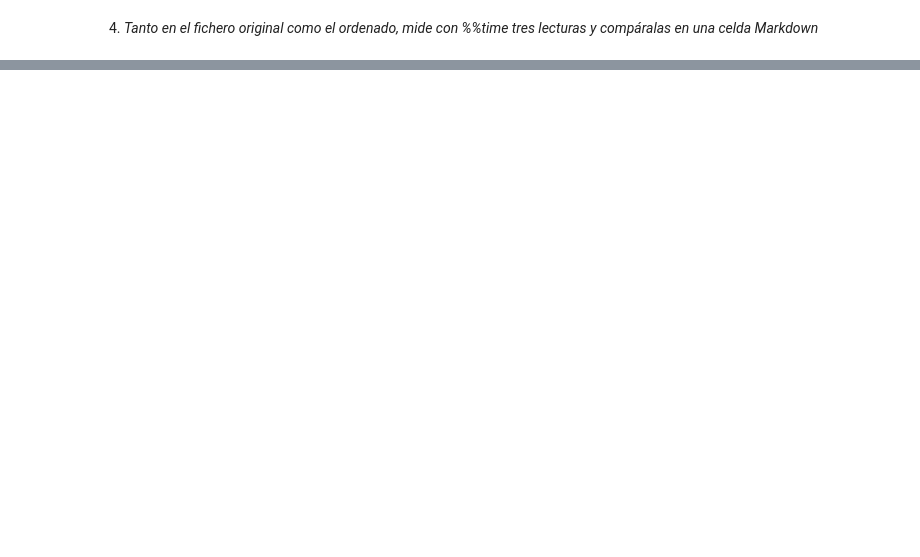
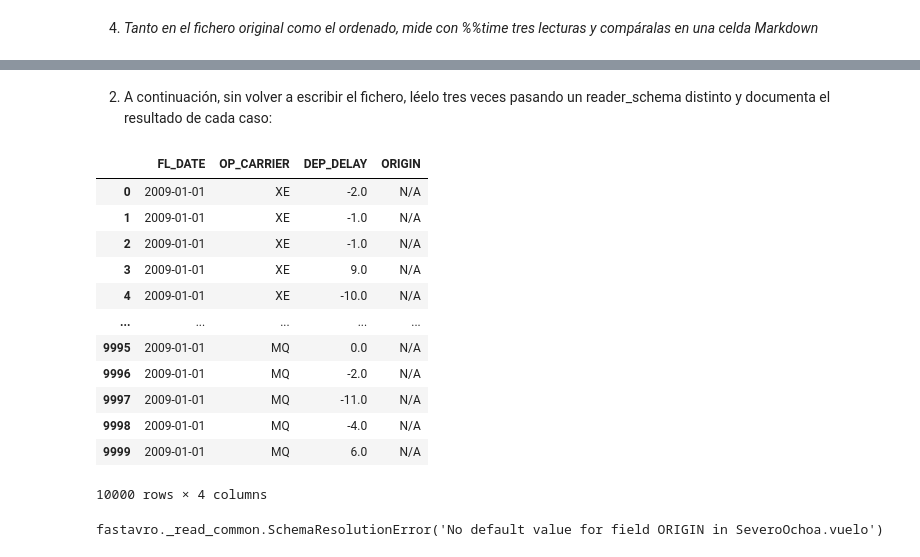
Before and after one commit to ErikAT04/Ejercicios_Arrow_BD, a Jupyter notebook: Ej_Parquet.ipynb, the cells around one changed output, grey strips where cells are left out. Saved outputs shown, nothing was run; the diff lists cells and outputs as text; code cells hidden in the pictures; blank space fills up the shorter version.

```diff
--- a/Ej_Parquet.ipynb
+++ b/Ej_Parquet.ipynb
@@ -276,0 +295,79 @@ Wall time: 54.1 ms
+# %%
+import json
+esquema =  json.loads('''{filter(["FL_DATE", "OP_CARRIER", "DEP_DELAY"]
+    "type" : "record",
+    "namespace" : "SeveroOchoa",
+    "name" : "vuelo",
+    "fields" : [
+        { "name" : "FL_DATE",    "type" : "string" },
+        { "name" : "OP_CARRIER", "type" : "string" },
+        { "name" : "DEP_DELAY",  "type" : ["null", "float"], "default": null }
+    ]
+}''')
+
+
+df = pd.read_csv("in/2009.csv")
+
+df = df[df.index < 10000]
+
+import fastavro
+
+with open("out/air2026EAT_3cols.avro", "wb") as file:
+    fastavro.writer(file, schema=fastavro.parse_schema(esquema), records=df.to_dict(orient="records"))
+# %% [markdown]
+2. A continuación, sin volver a escribir el fichero, léelo tres veces pasando un reader_schema distinto y documenta el resultado de cada caso:
+# %%
+# Un esquema que añade el campo aeropuerto de tipo string
+# con un valor por defecto
+reader_schema = json.loads('''{
+    "type" : "record",
+    "namespace" : "SeveroOchoa",
+    "name" : "vuelo",
+    "fields" : [
+        { "name" : "FL_DATE",    "type" : "string" },
+        { "name" : "OP_CARRIER", "type" : "string" },
+        { "name" : "DEP_DELAY",  "type" : ["null", "float"], "default": null },
+        { "name" : "ORIGIN", "type": "string", "default": "N/A"}
+    ]
+}''')
+
+with open("out/air2026EAT_3cols.avro", "rb") as file:
+    datos = list(fastavro.reader(file, reader_schema=fastavro.parse_schema(reader_schema)))
+    display(pd.DataFrame(datos))
+# %% [output]
+|  | FL_DATE | OP_CARRIER | DEP_DELAY | ORIGIN |
+| 0 | 2009-01-01 | XE | -2.0 | N/A |
+| 1 | 2009-01-01 | XE | -1.0 | N/A |
+| 2 | 2009-01-01 | XE | -1.0 | N/A |
+| 3 | 2009-01-01 | XE | 9.0 | N/A |
+| 4 | 2009-01-01 | XE | -10.0 | N/A |
+| ... | ... | ... | ... | ... |
+| 9995 | 2009-01-01 | MQ | 0.0 | N/A |
+| 9996 | 2009-01-01 | MQ | -2.0 | N/A |
+| 9997 | 2009-01-01 | MQ | -11.0 | N/A |
+| 9998 | 2009-01-01 | MQ | -4.0 | N/A |
+| 9999 | 2009-01-01 | MQ | 6.0 | N/A |
+10000 rows × 4 columns
+# %%
+# El mismo esqumea, pero sin valor por defecto.
+# Captura la excepción y pega el mensaje de error
+try:
+    reader_schema = json.loads('''{
+    "type" : "record",
+    "namespace" : "SeveroOchoa",
+    "name" : "vuelo",
+    "fields" : [
+        { "name" : "FL_DATE",    "type" : "string" },
+        { "name" : "OP_CARRIER", "type" : "string" },
+        { "name" : "DEP_DELAY",  "type" : ["null", "float"], "default": null },
+        { "name" : "ORIGIN", "type": "string"}
+    ]
+    }''')
+
+    with open("out/air2026EAT_3cols.avro", "rb") as file:
+        datos = list(fastavro.reader(file, reader_schema=fastavro.parse_schema(reader_schema)))
+        display(pd.DataFrame(datos))
+except Exception as e:
+    display(e)
+# %% [output]
+fastavro._read_common.SchemaResolutionError('No default value for field ORIGIN in SeveroOchoa.vuelo')
```
Also changed, not shown: parts of 22 cells of this notebook.
